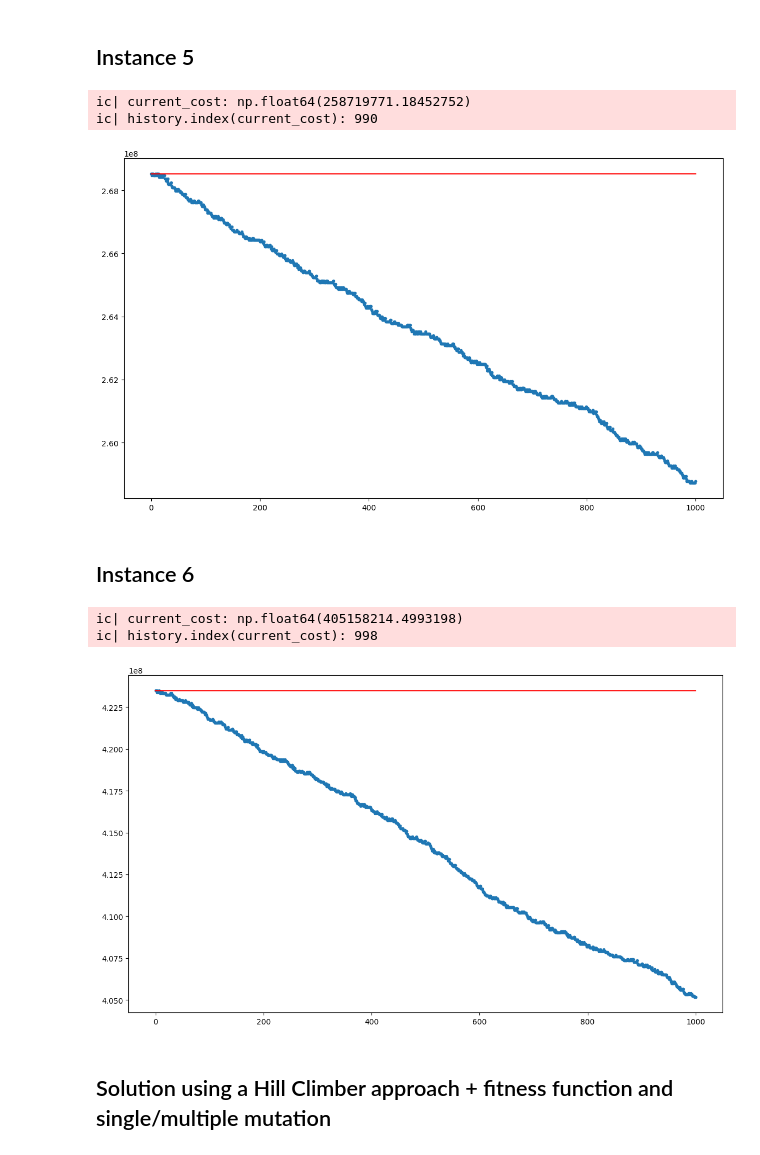
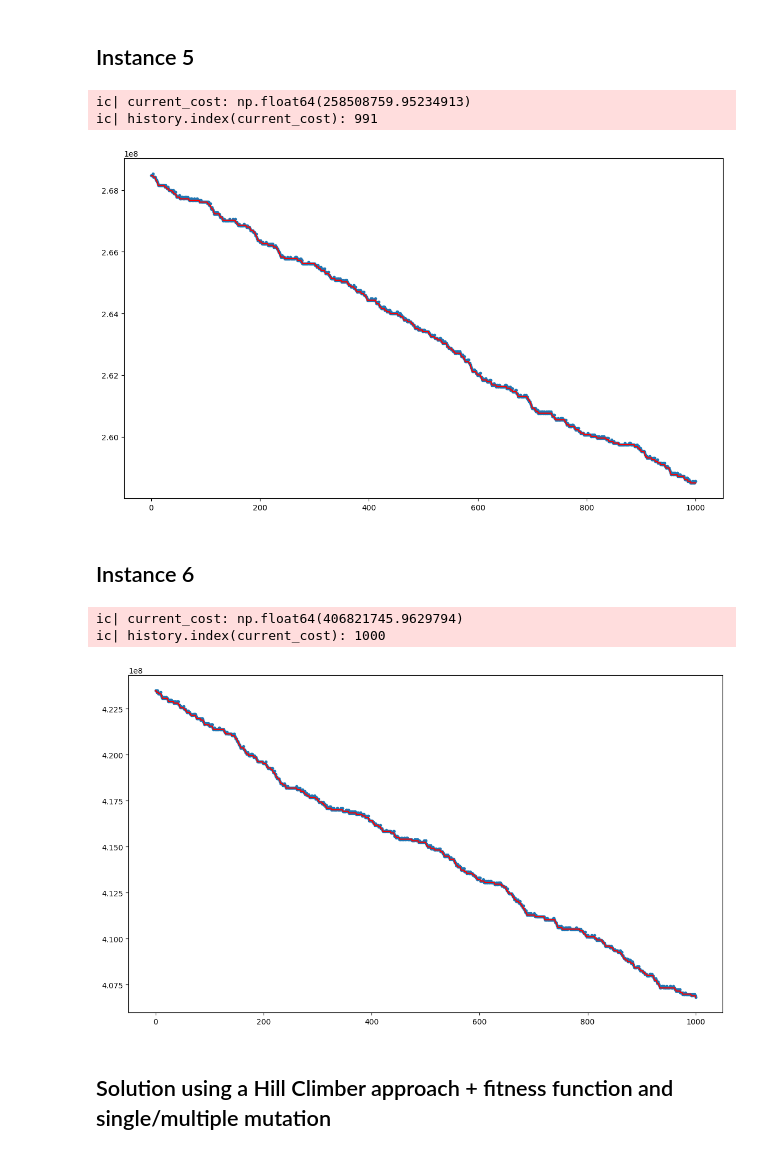
Before and after one commit to fedspi00/CI2024_lab1, a Jupyter notebook: set-cover.ipynb, the cells around one changed output. Cells and saved outputs as stored; diff of their text form; code cells hidden in the pictures.

```diff
--- a/set-cover.ipynb
+++ b/set-cover.ipynb
@@ -271,14 +271,14 @@ ic(history.index(current_cost))
 plt.figure(figsize=(14, 8))
 plt.plot(
     range(len(history)),
-    list(accumulate(history, max)),
+    list(accumulate(history, min)),
     color="red",
 )
 _ = plt.scatter(range(len(history)), history, marker=".")
 # %% [output]
-ic| current_cost: np.float64(258719771.18452752)
-ic| history.index(current_cost): 990
+ic| current_cost: np.float64(258508759.95234913)
+ic| history.index(current_cost): 991
-[figure, old version]
+[figure, new version]
 # %% [markdown]
 ## Instance 6
 # %%
@@ -299,36 +299,36 @@ COSTS = np.pow(SETS.sum(axis=1), 1.1)
 # %%
 current_solution = rng.random(NUM_SETS) < .5
 current_cost = cost(current_solution)
 history = [current_cost]
 
 for _ in tqdm(range(1_000)):
     neighbor = current_solution.copy()
 
     if np.random.rand() < .4:
         i = np.random.randint(0, NUM_SETS)
         neighbor[i] = not neighbor[i]
 
     neighbor_cost = cost(neighbor)
     history.append(neighbor_cost)
 
     if valid(neighbor) and neighbor_cost < current_cost:
         current_solution = neighbor
         current_cost = neighbor_cost
 
 ic(current_cost)
 ic(history.index(current_cost))
 
 plt.figure(figsize=(14, 8))
 plt.plot(
     range(len(history)),
-    list(accumulate(history, max)),
+    list(accumulate(history, min)),
     color="red",
 )
 _ = plt.scatter(range(len(history)), history, marker=".")
 # %% [output]
-ic| current_cost: np.float64(405158214.4993198)
-ic| history.index(current_cost): 998
+ic| current_cost: np.float64(406821745.9629794)
+ic| history.index(current_cost): 1000
-[figure, old version]
+[figure, new version]
 # %% [markdown]
 ## Solution using a Hill Climber approach + fitness function and single/multiple mutation
 # %% [markdown]
```
Also changed, not shown: parts of 7 cells of this notebook.
